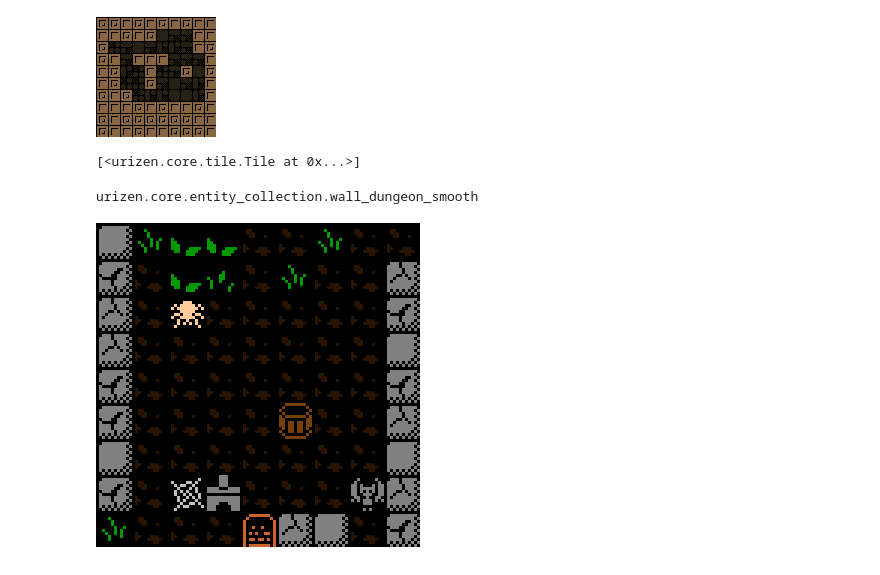
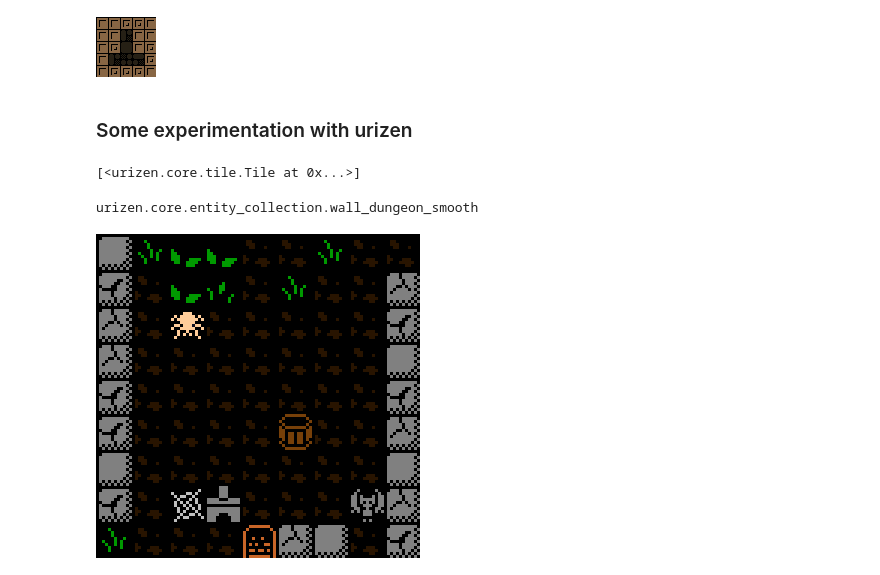
Before and after one commit to kade-ddnkv/agent-ml-mini-games, a Jupyter notebook: dongon.ipynb, the cells around one changed output. Cells and saved outputs as stored; diff of their text form; code cells hidden in the pictures.

```diff
--- a/dongon.ipynb
+++ b/dongon.ipynb
@@ -17,9 +23,9 @@ Successfully installed pygame-ce-2.4.1 pygame-gui-0.6.10 python-i18n-0.3.9 urize
 import urizen as uz
 # %%
 # M = uz.dungeon_bsp_tree(50, 50)
-M = uz.dungeon_drunkard(10, 10)
+M = uz.dungeon_drunkard(5, 5)
 
 # And visualize it using Pillow with Urizen tileset
 uz.vg_tiled(M, scale=1)
 # %% [output]
-[figure, old version]
+[figure, new version]
@@ -26,3 +38,5 @@ uz.vg_tiled(M, scale=1)
+# %% [markdown]
+### Some experimentation with urizen
 # %%
 from PIL import Image
 Map = uz.building_ruined_house(w=9, h=9)
```
Also changed, not shown: parts of 18 cells of this notebook, 1 other file.
